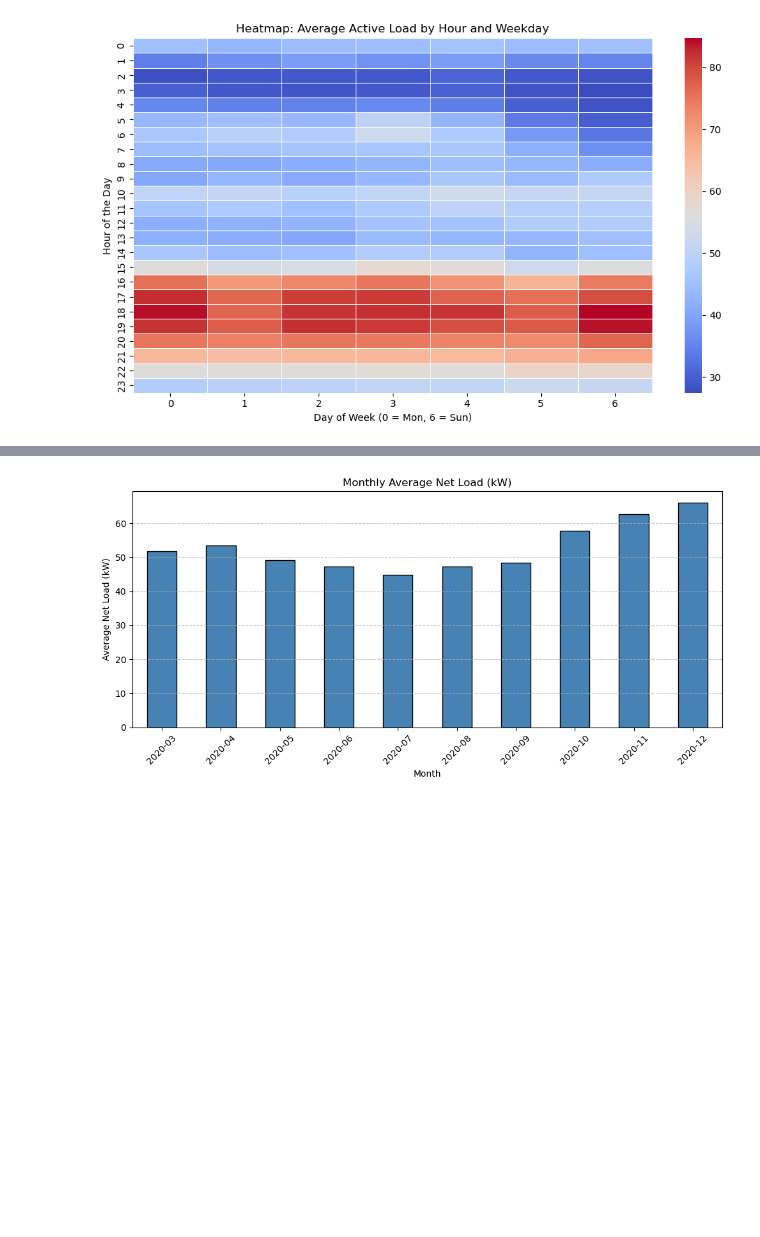
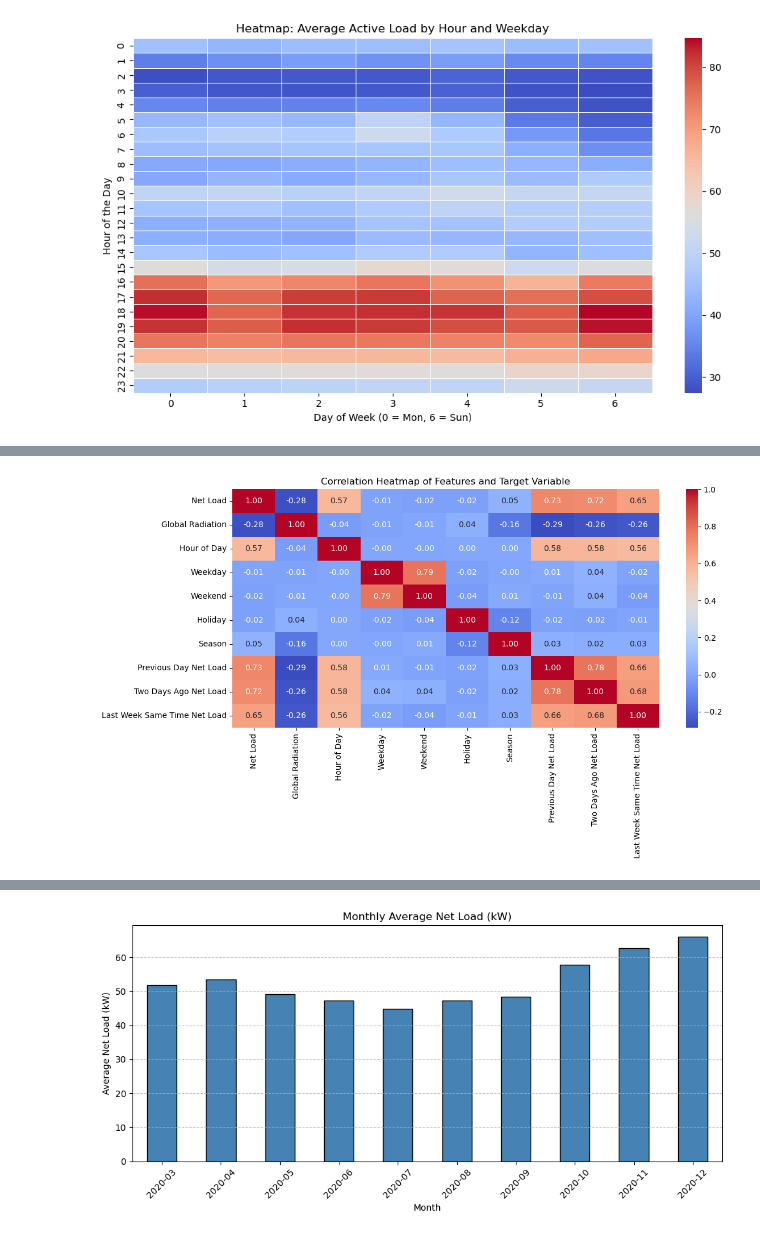
Before and after one commit to feizicodes/ml-netload-prediction, a Jupyter notebook: scr/EDA.ipynb, the cells around one changed output, grey strips where cells are left out. Drawn from its saved outputs; the diff is of its cells as text; code cells hidden in the pictures; blank space fills up the shorter version.

```diff
--- a/scr/EDA.ipynb
+++ b/scr/EDA.ipynb
@@ -536,0 +576,51 @@ plt.show()
+# %%
+# Nach Kernel-Reset: Alles erneut laden und berechnen
+import pandas as pd
+import matplotlib.pyplot as plt
+import seaborn as sns
+
+# Daten laden
+df = pd.read_csv("../data/eda_b4s_clean.csv")
+
+
+# Zeitbasierte Features berechnen
+df['Net Load (d-1)'] = df['Nettolast_P_kW'].shift(96)
+df['Net Load (d-2)'] = df['Nettolast_P_kW'].shift(192)
+df['Net Load (d-7)'] = df['Nettolast_P_kW'].shift(96 * 7)
+df['Net Load (t+96)'] = df['Nettolast_P_kW'].shift(-96)
+
+# Season-Spalte aus Zeit berechnen
+df['time'] = pd.to_datetime(df['time'])
+df['Season'] = df['time'].dt.month % 12 // 3 + 1
+
+# Spalten umbenennen für Klarheit
+df = df.rename(columns={
+    'feature_11': 'Global Radiation',
+    'hour': 'Hour of Day',
+    'weekday': 'Weekday',
+    'is_weekend': 'Weekend'
+})
+
+# Relevante Spalten für Heatmap (inkl. Season)
+df_heatmap = df[[
+    'Net Load (t+96)', 'Global Radiation', 'Hour of Day', 'Weekday',
+    'Weekend', 'Holiday', 'Season',
+    'Net Load (d-1)', 'Net Load (d-2)', 'Net Load (d-7)'
+]].dropna()
+
+# Spalten umbenennen für Plot
+df_heatmap = df_heatmap.rename(columns={
+    'Net Load (t+96)': 'Net Load',
+    'Net Load (d-1)': 'Previous Day Net Load',
+    'Net Load (d-2)': 'Two Days Ago Net Load',
+    'Net Load (d-7)': 'Last Week Same Time Net Load'
+})
+
+# Korrelationsmatrix plotten
+plt.figure(figsize=(12, 7))
+sns.heatmap(df_heatmap.corr(), annot=True, cmap='coolwarm', fmt=".2f")
+plt.title("Correlation Heatmap of Features and Target Variable")
+plt.tight_layout()
+plt.show()
+# %% [output]
+[figure, added]
```
Also changed, not shown: parts of 6 cells of this notebook, 2 other files.
